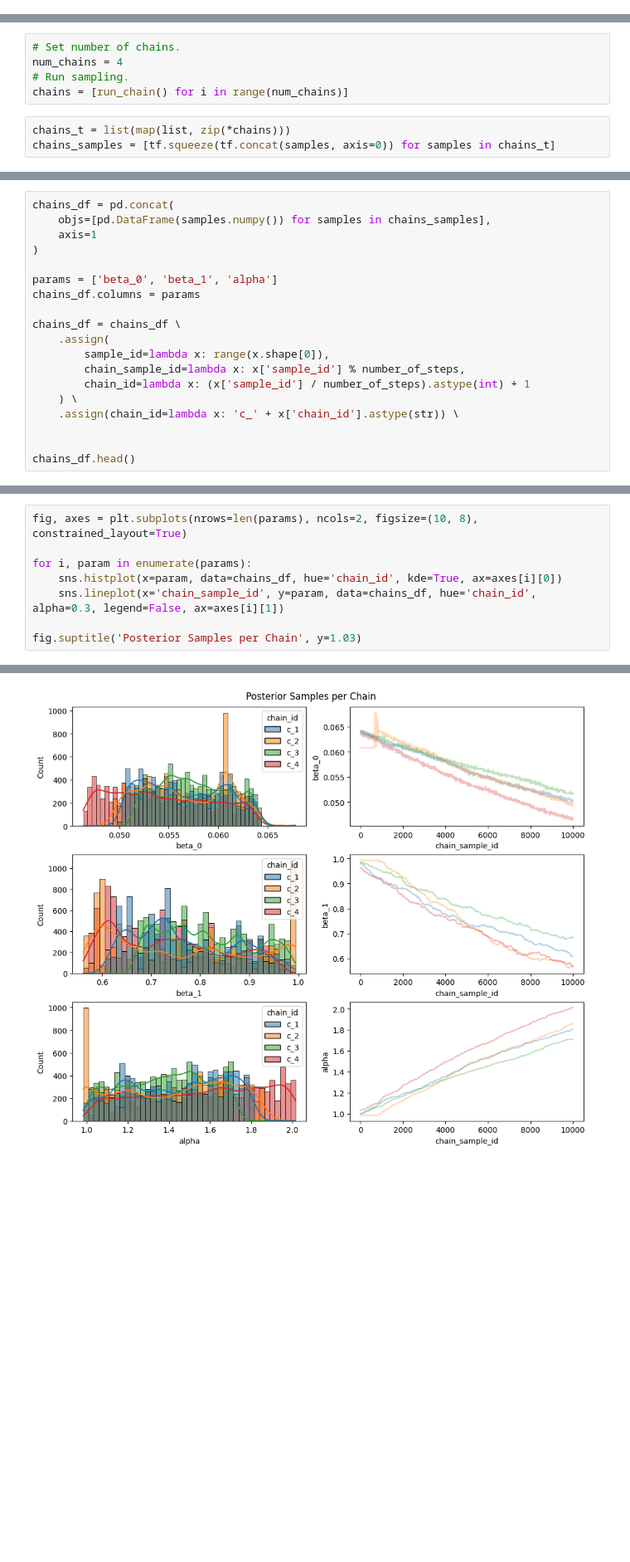
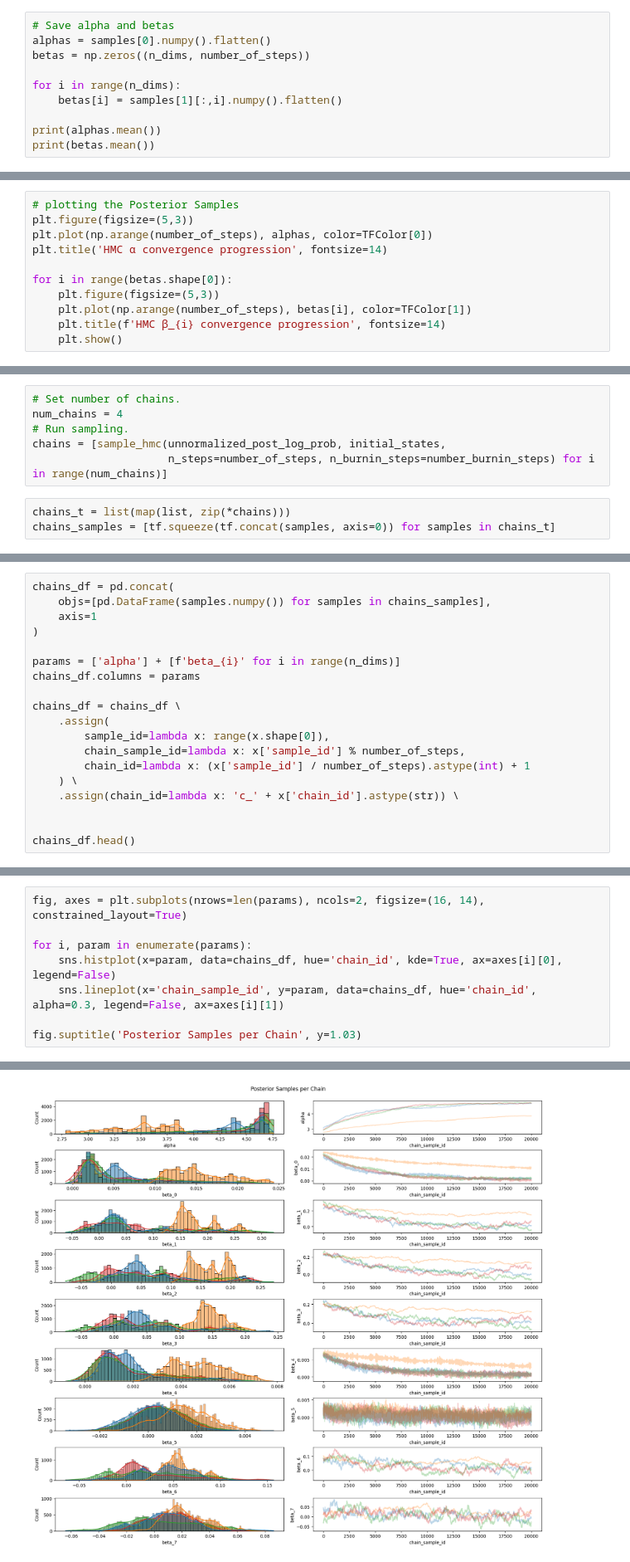
Before and after one commit to thecml/baysurv-wip, a Jupyter notebook: notebooks/mcmc_mul_features.ipynb, the cells around one changed output, grey strips where cells are left out. Shown at 83% size. Saved outputs shown, nothing was run; the diff lists cells and outputs as text; blank space fills up the shorter version.

Commit message:
Mcmc now supports multi features. Added plotting

```diff
--- a/notebooks/mcmc_mul_features.ipynb
+++ b/notebooks/mcmc_mul_features.ipynb
@@ -118,0 +108,10 @@ def run_chain():
+# %%
+# Save alpha and betas
+alphas = samples[0].numpy().flatten()
+betas = np.zeros((n_dims, number_of_steps))
+
+for i in range(n_dims):
+    betas[i] = samples[1][:,i].numpy().flatten()
+
+print(alphas.mean())
+print(betas.mean())
@@ -118,0 +133,11 @@ def run_chain():
+# %%
+# plotting the Posterior Samples
+plt.figure(figsize=(5,3))
+plt.plot(np.arange(number_of_steps), alphas, color=TFColor[0])
+plt.title('HMC α convergence progression', fontsize=14)
+
+for i in range(betas.shape[0]):
+    plt.figure(figsize=(5,3))
+    plt.plot(np.arange(number_of_steps), betas[i], color=TFColor[1])
+    plt.title(f'HMC β_{i} convergence progression', fontsize=14)
+    plt.show()
@@ -120,7 +195,8 @@ def run_chain():
 # Set number of chains.
 num_chains = 4
 # Run sampling.
-chains = [run_chain() for i in range(num_chains)]
+chains = [sample_hmc(unnormalized_post_log_prob, initial_states,
+                     n_steps=number_of_steps, n_burnin_steps=number_burnin_steps) for i in range(num_chains)]
 # %%
 chains_t = list(map(list, zip(*chains)))
 chains_samples = [tf.squeeze(tf.concat(samples, axis=0)) for samples in chains_t]
@@ -130,7 +226,7 @@ chains_df = pd.concat(
     axis=1
 )
 
-params = ['beta_0', 'beta_1', 'alpha']
+params = ['alpha'] + [f'beta_{i}' for i in range(n_dims)]
 chains_df.columns = params
 
 chains_df = chains_df \
@@ -153,14 +249,14 @@ chains_df.head()
 # %%
-fig, axes = plt.subplots(nrows=len(params), ncols=2, figsize=(10, 8), constrained_layout=True)
+fig, axes = plt.subplots(nrows=len(params), ncols=2, figsize=(16, 14), constrained_layout=True)
 
 for i, param in enumerate(params):
-    sns.histplot(x=param, data=chains_df, hue='chain_id', kde=True, ax=axes[i][0])
+    sns.histplot(x=param, data=chains_df, hue='chain_id', kde=True, ax=axes[i][0], legend=False)
     sns.lineplot(x='chain_sample_id', y=param, data=chains_df, hue='chain_id', alpha=0.3, legend=False, ax=axes[i][1])
 
 fig.suptitle('Posterior Samples per Chain', y=1.03)
 # %% [output]
 Text(0.5, 1.03, 'Posterior Samples per Chain')
-[figure, old version]
+[figure, new version]
 # %%
 sns_c = sns.color_palette(palette='deep')
 
```
Also changed, not shown: parts of 33 cells of this notebook, 7 other files.
